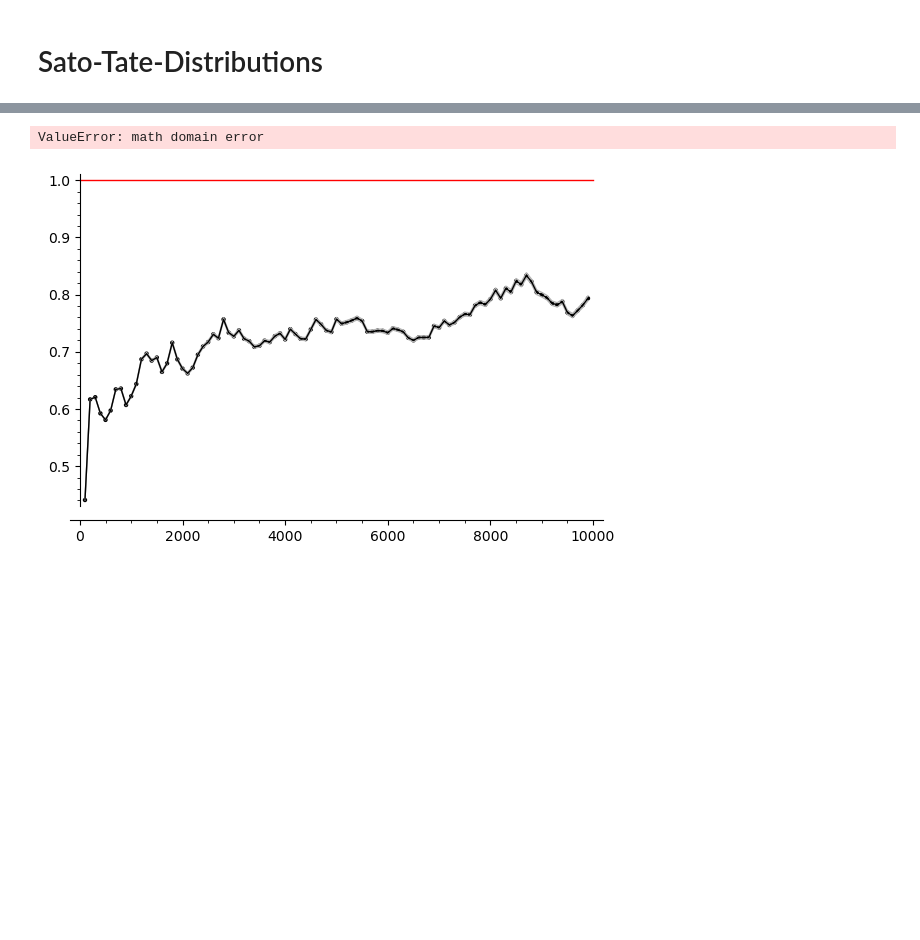
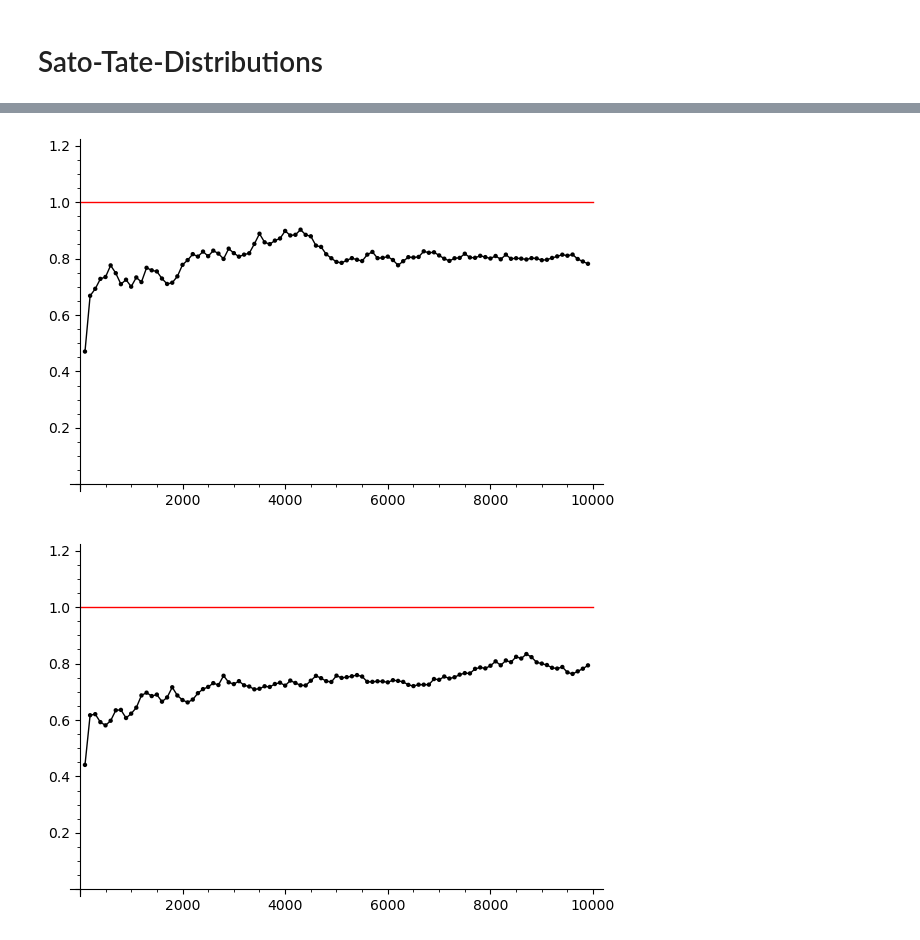
Before and after one commit to JosuaKugler/sato-tate-distributions, a Jupyter notebook: sage_st_distribution.ipynb, the cells around one changed output, grey strips where cells are left out. Saved outputs shown, nothing was run; the diff lists cells and outputs as text; code cells hidden in the pictures; blank space fills up the shorter version.

```diff
--- a/sage_st_distribution.ipynb
+++ b/sage_st_distribution.ipynb
@@ -201,9 +204,9 @@ S1.plot_theta_interval(10000,plot_points=100)
 # %%
-S2.plot_theta_interval(10000,plot_points=100)
+S2.plot_theta(10000,plot_points=100)
 # %% [output]
-ValueError: math domain error
+[figure, added]
 # %%
-S3.plot_theta_interval(10000,plot_points=100)
+S3.plot_theta(10000,plot_points=100)
 # %% [output]
-[figure, old version]
+[figure, new version]
 # %%
```
Also changed, not shown: parts of 4 cells of this notebook.
